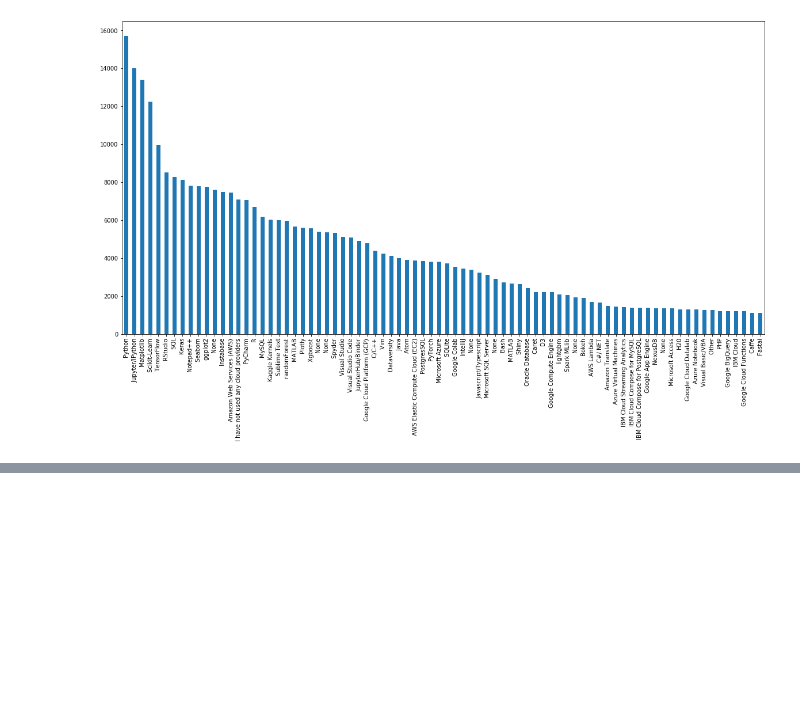
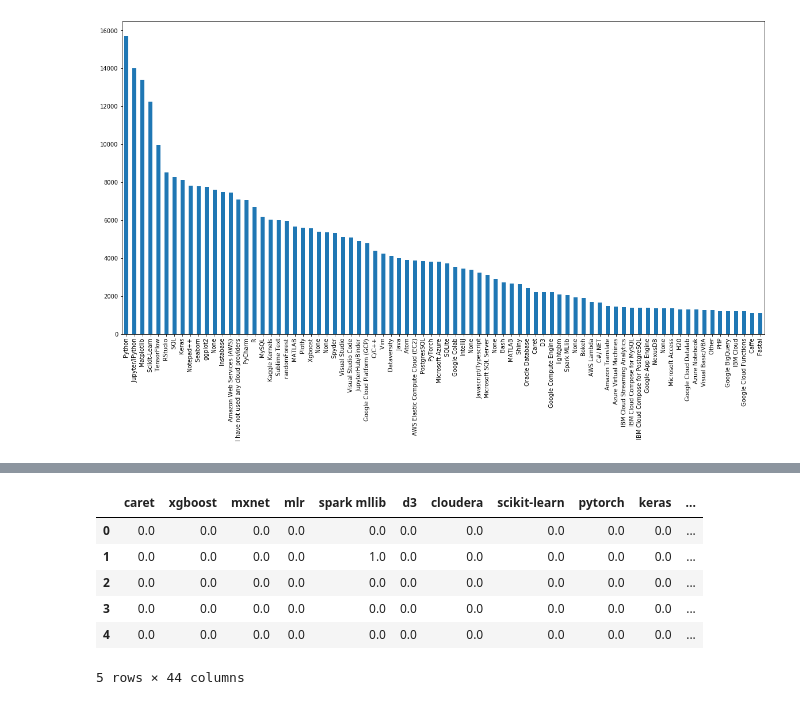
Before and after one commit to atkinssamuel/EdTech, a Jupyter notebook: 1-MIE-curriculum-design/1-MIE-curriculum-design.ipynb, the cells around one changed output, grey strips where cells are left out. Drawn from its saved outputs; the diff is of its cells as text; code cells hidden in the pictures; blank space fills up the shorter version.

```diff
--- a/1-MIE-curriculum-design/1-MIE-curriculum-design-atkins.ipynb
+++ b/1-MIE-curriculum-design/1-MIE-curriculum-design.ipynb
@@ -421,0 +556,14 @@ sorted_counts_2018.to_csv('./kaggle_skills_2018.csv', index=True)
+# %%
+# Try for indeed skills
+
+#Remove skills that are not found in indeed job postings
+indeed_df = indeed_skills.drop(columns=indeed_skills.columns[indeed_skills.sum()==0])
+indeed_df.head()
+# %% [output]
+|  | caret | xgboost | mxnet | mlr | spark mllib | d3 | cloudera | scikit-learn | pytorch | keras | ... |
+| 0 | 0.0 | 0.0 | 0.0 | 0.0 | 0.0 | 0.0 | 0.0 | 0.0 | 0.0 | 0.0 | ... |
+| 1 | 0.0 | 0.0 | 0.0 | 0.0 | 1.0 | 0.0 | 0.0 | 0.0 | 0.0 | 0.0 | ... |
+| 2 | 0.0 | 0.0 | 0.0 | 0.0 | 0.0 | 0.0 | 0.0 | 0.0 | 0.0 | 0.0 | ... |
+| 3 | 0.0 | 0.0 | 0.0 | 0.0 | 0.0 | 0.0 | 0.0 | 0.0 | 0.0 | 0.0 | ... |
+| 4 | 0.0 | 0.0 | 0.0 | 0.0 | 0.0 | 0.0 | 0.0 | 0.0 | 0.0 | 0.0 | ... |
+5 rows × 44 columns
```
Also changed, not shown: parts of 21 cells of this notebook, 1 other file.
